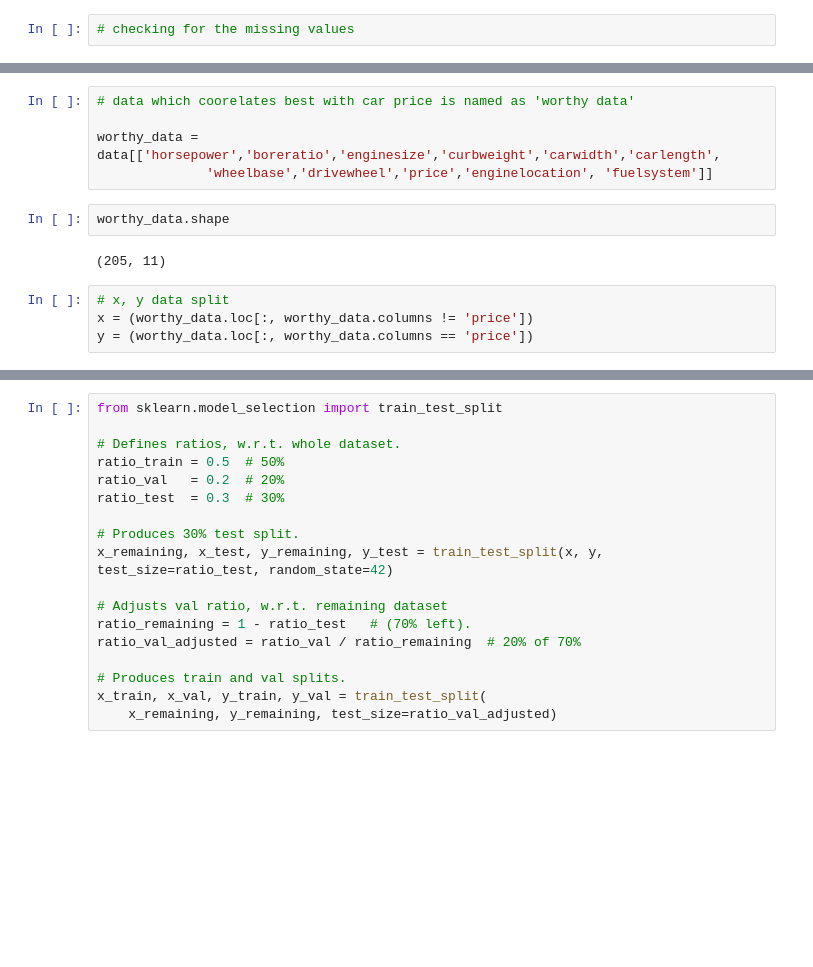
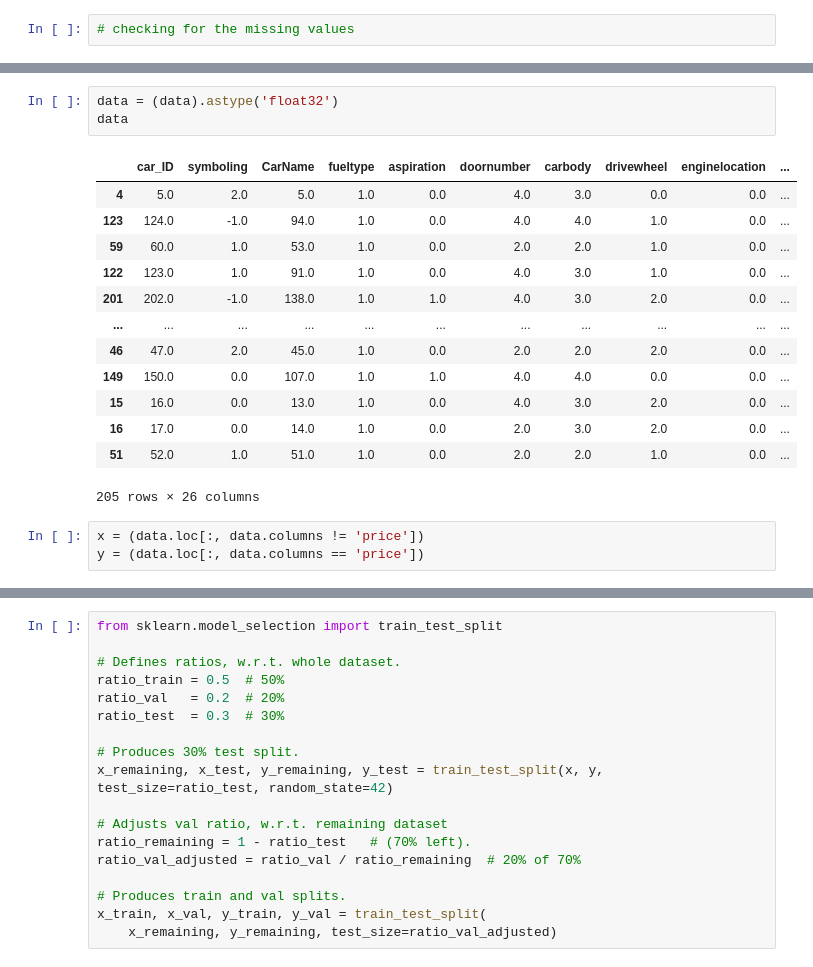
Before and after one commit to tjbwp-ml-personal-archives/PIAIC-AIC-Q2-DL_Assignments, a Jupyter notebook: Car Price Prediction assignment.ipynb, the cells around one changed output, grey strips where cells are left out. Drawn from its saved outputs; the diff is of its cells as text; blank space fills up the shorter version.

```diff
--- a/Car Price Prediction assignment.ipynb
+++ b/Car Price Prediction assignment.ipynb
@@ -117,13 +119,20 @@ g=sns.heatmap(data[top_corr_features].corr(), annot=True, cmap="RdYlGn")
-# %%
-# data which coorelates best with car price is named as 'worthy data'
-
-worthy_data = data[['horsepower','boreratio','enginesize','curbweight','carwidth','carlength',
-              'wheelbase','drivewheel','price','enginelocation', 'fuelsystem']]
-# %%
-worthy_data.shape
-# %% [output]
-(205, 11)
+# %%
+data = (data).astype('float32')
+data
+# %% [output]
+|  | car_ID | symboling | CarName | fueltype | aspiration | doornumber | carbody | drivewheel | enginelocation | ... |
+| 4 | 5.0 | 2.0 | 5.0 | 1.0 | 0.0 | 4.0 | 3.0 | 0.0 | 0.0 | ... |
+| 123 | 124.0 | -1.0 | 94.0 | 1.0 | 0.0 | 4.0 | 4.0 | 1.0 | 0.0 | ... |
+| 59 | 60.0 | 1.0 | 53.0 | 1.0 | 0.0 | 2.0 | 2.0 | 1.0 | 0.0 | ... |
+| 122 | 123.0 | 1.0 | 91.0 | 1.0 | 0.0 | 4.0 | 3.0 | 1.0 | 0.0 | ... |
+| 201 | 202.0 | -1.0 | 138.0 | 1.0 | 1.0 | 4.0 | 3.0 | 2.0 | 0.0 | ... |
+| ... | ... | ... | ... | ... | ... | ... | ... | ... | ... | ... |
+| 46 | 47.0 | 2.0 | 45.0 | 1.0 | 0.0 | 2.0 | 2.0 | 2.0 | 0.0 | ... |
+| 149 | 150.0 | 0.0 | 107.0 | 1.0 | 1.0 | 4.0 | 4.0 | 0.0 | 0.0 | ... |
+| 15 | 16.0 | 0.0 | 13.0 | 1.0 | 0.0 | 4.0 | 3.0 | 2.0 | 0.0 | ... |
+| 16 | 17.0 | 0.0 | 14.0 | 1.0 | 0.0 | 2.0 | 3.0 | 2.0 | 0.0 | ... |
+| 51 | 52.0 | 1.0 | 51.0 | 1.0 | 0.0 | 2.0 | 2.0 | 1.0 | 0.0 | ... |
+205 rows × 26 columns
 # %%
-# x, y data split
-x = (worthy_data.loc[:, worthy_data.columns != 'price'])
-y = (worthy_data.loc[:, worthy_data.columns == 'price'])
+x = (data.loc[:, data.columns != 'price'])
+y = (data.loc[:, data.columns == 'price'])
```
Also changed, not shown: parts of 19 cells of this notebook, 4 other files.
